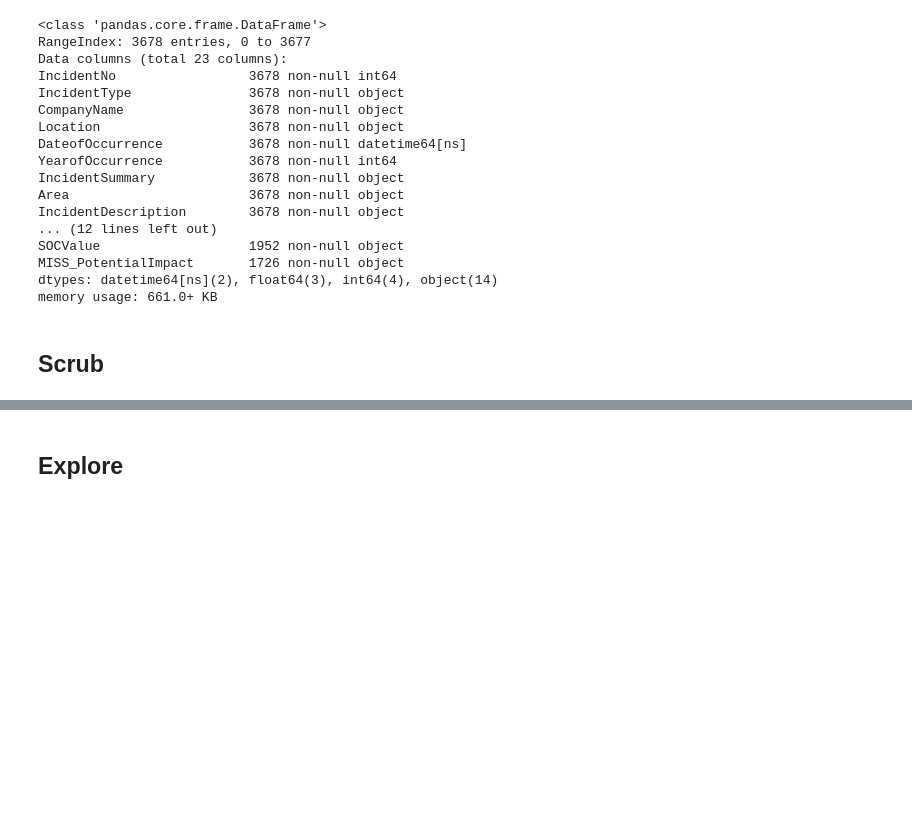
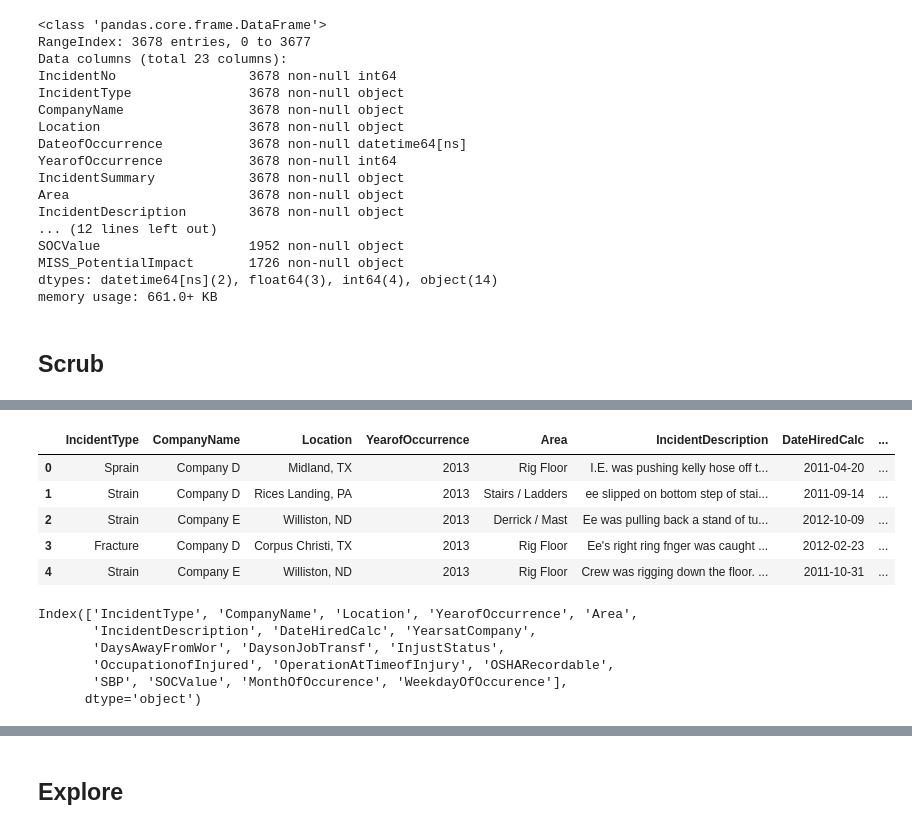
Before and after one commit to ist719-finalproject/FinalProject, a Jupyter notebook: IST718 Project - Kim,TS,Brandon,Amanda.ipynb, the cells around one changed output, grey strips where cells are left out. Saved outputs shown, nothing was run; the diff lists cells and outputs as text; code cells hidden in the pictures; blank space fills up the shorter version.

```diff
--- a/IST718 Project - Kim,TS,Brandon,Amanda.ipynb
+++ b/IST718 Project - Kim,TS,Brandon,Amanda.ipynb
@@ -61,3 +61,30 @@ incidentsDF.head()
 | 2 | Strain | Company E | Williston, ND | 2013-04-18 | 2013 | Derrick / Mast | Ee was pulling back a stand of tu... | ... |
 | 3 | Fracture | Company D | Corpus Christi, TX | 2013-04-04 | 2013 | Rig Floor | Ee's right ring fnger was caught ... | ... |
 | 4 | Strain | Company E | Williston, ND | 2013-04-16 | 2013 | Rig Floor | Crew was rigging down the floor. ... | ... |
+# %%
+#make new columns for month of occurence and day of week
+incidentsDF['MonthOfOccurence'] = [d.month for d in incidentsDF['DateofOccurrence']]
+incidentsDF['WeekdayOfOccurence'] = [d.weekday() for d in incidentsDF['DateofOccurrence']]
+#convert integer month to string
+incidentsDF['MonthOfOccurence'] = [calendar.month_name[d] for d in incidentsDF['MonthOfOccurence']]
+#convert integer weekday to string
+incidentsDF['WeekdayOfOccurence'] = [calendar.day_name[d] for d in incidentsDF['WeekdayOfOccurence']]
+#can drop date of occurence now
+incidentsDF = incidentsDF.drop(['DateofOccurrence'], axis = 1)
+incidentsDF.head()
+# %% [output]
+|  | IncidentType | CompanyName | Location | YearofOccurrence | Area | IncidentDescription | DateHiredCalc | ... |
+| 0 | Sprain | Company D | Midland, TX | 2013 | Rig Floor | I.E. was pushing kelly hose off t... | 2011-04-20 | ... |
+| 1 | Strain | Company D | Rices Landing, PA | 2013 | Stairs / Ladders | ee slipped on bottom step of stai... | 2011-09-14 | ... |
+| 2 | Strain | Company E | Williston, ND | 2013 | Derrick / Mast | Ee was pulling back a stand of tu... | 2012-10-09 | ... |
+| 3 | Fracture | Company D | Corpus Christi, TX | 2013 | Rig Floor | Ee's right ring fnger was caught ... | 2012-02-23 | ... |
+| 4 | Strain | Company E | Williston, ND | 2013 | Rig Floor | Crew was rigging down the floor. ... | 2011-10-31 | ... |
+# %%
+incidentsDF.columns
+# %% [output]
+Index(['IncidentType', 'CompanyName', 'Location', 'YearofOccurrence', 'Area',
+       'IncidentDescription', 'DateHiredCalc', 'YearsatCompany',
+       'DaysAwayFromWor', 'DaysonJobTransf', 'InjustStatus',
+       'OccupationofInjured', 'OperationAtTimeofInjury', 'OSHARecordable',
+       'SBP', 'SOCValue', 'MonthOfOccurence', 'WeekdayOfOccurence'],
+      dtype='object')
```
Also changed, not shown: parts of 9 cells of this notebook.
